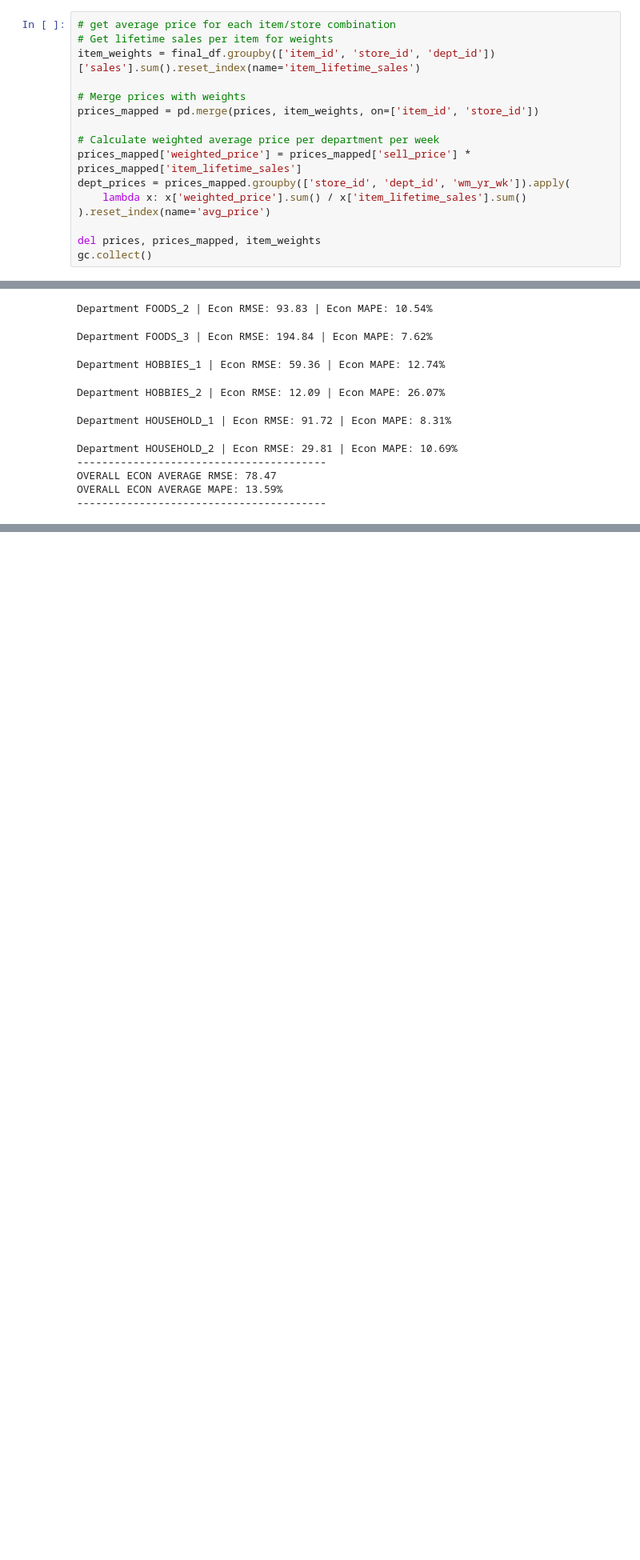
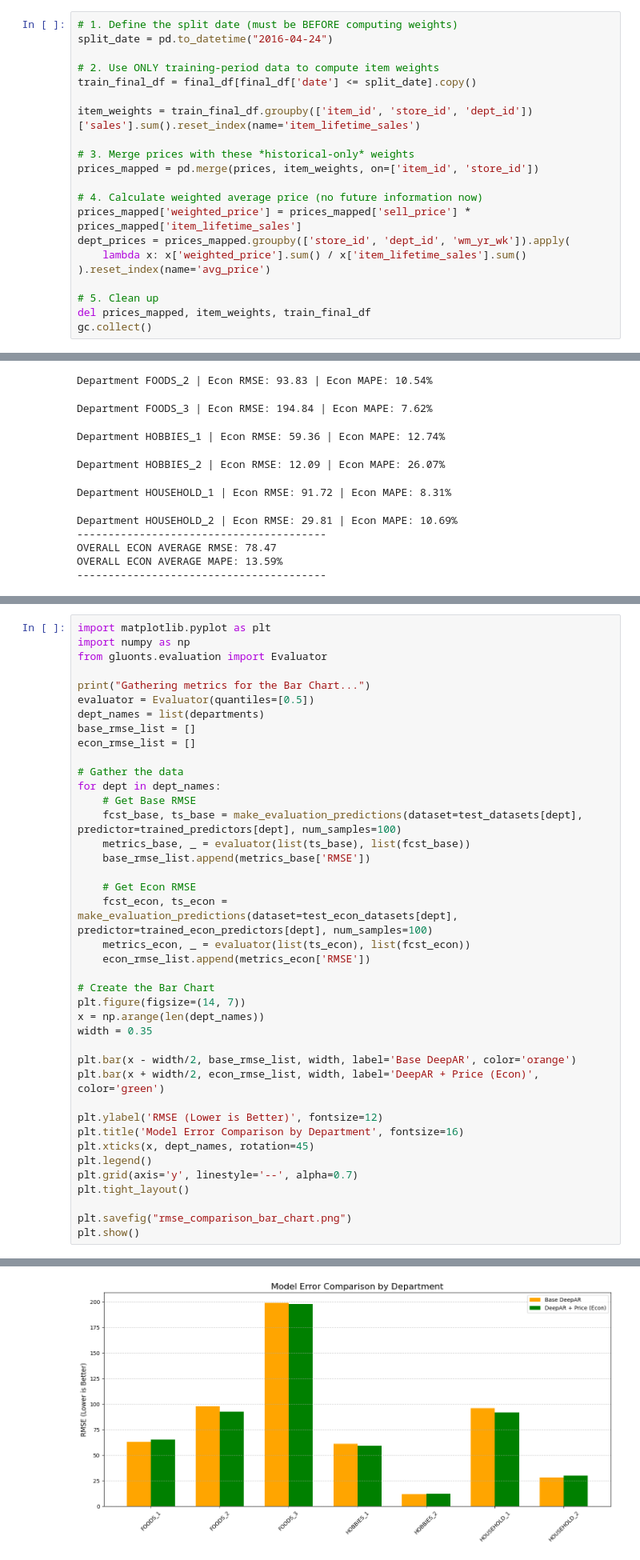
Before and after one commit to connie4-beep/Walmart-Sales-Forecasting-DeepAR, a Jupyter notebook: walmart_forcasting_model.ipynb, the cells around one changed output, grey strips where cells are left out. Shown at 80% size. Drawn from its saved outputs; the diff is of its cells as text; blank space fills up the shorter version.

Commit message:
fixed DeepAR data processing problem and merged with my teammates models

```diff
--- a/walmart_forcasting_model.ipynb
+++ b/walmart_forcasting_model.ipynb
@@ -88,20 +88,25 @@ gc.collect()
 # %% [output]
 0
 # %%
-# get average price for each item/store combination
-# Get lifetime sales per item for weights
-item_weights = final_df.groupby(['item_id', 'store_id', 'dept_id'])['sales'].sum().reset_index(name='item_lifetime_sales')
+# 1. Define the split date (must be BEFORE computing weights)
+split_date = pd.to_datetime("2016-04-24")
 
-# Merge prices with weights
+# 2. Use ONLY training-period data to compute item weights
+train_final_df = final_df[final_df['date'] <= split_date].copy()
+
+item_weights = train_final_df.groupby(['item_id', 'store_id', 'dept_id'])['sales'].sum().reset_index(name='item_lifetime_sales')
+
+# 3. Merge prices with these *historical-only* weights
 prices_mapped = pd.merge(prices, item_weights, on=['item_id', 'store_id'])
 
-# Calculate weighted average price per department per week
+# 4. Calculate weighted average price (no future information now)
 prices_mapped['weighted_price'] = prices_mapped['sell_price'] * prices_mapped['item_lifetime_sales']
 dept_prices = prices_mapped.groupby(['store_id', 'dept_id', 'wm_yr_wk']).apply(
     lambda x: x['weighted_price'].sum() / x['item_lifetime_sales'].sum()
 ).reset_index(name='avg_price')
 
-del prices, prices_mapped, item_weights
+# 5. Clean up
+del prices_mapped, item_weights, train_final_df
 gc.collect()
 # %% [output]
 0
@@ -815,0 +821,41 @@ Generating plot for FOODS_1...
+# %%
+import matplotlib.pyplot as plt
+import numpy as np
+from gluonts.evaluation import Evaluator
+
+print("Gathering metrics for the Bar Chart...")
+evaluator = Evaluator(quantiles=[0.5])
+dept_names = list(departments)
+base_rmse_list = []
+econ_rmse_list = []
+
+# Gather the data
+for dept in dept_names:
+    # Get Base RMSE
+    fcst_base, ts_base = make_evaluation_predictions(dataset=test_datasets[dept], predictor=trained_predictors[dept], num_samples=100)
+    metrics_base, _ = evaluator(list(ts_base), list(fcst_base))
+    base_rmse_list.append(metrics_base['RMSE'])
+
+    # Get Econ RMSE
+    fcst_econ, ts_econ = make_evaluation_predictions(dataset=test_econ_datasets[dept], predictor=trained_econ_predictors[dept], num_samples=100)
+    metrics_econ, _ = evaluator(list(ts_econ), list(fcst_econ))
+    econ_rmse_list.append(metrics_econ['RMSE'])
+
+# Create the Bar Chart
+plt.figure(figsize=(14, 7))
+x = np.arange(len(dept_names))
+width = 0.35
+
+plt.bar(x - width/2, base_rmse_list, width, label='Base DeepAR', color='orange')
+plt.bar(x + width/2, econ_rmse_list, width, label='DeepAR + Price (Econ)', color='green')
+
+plt.ylabel('RMSE (Lower is Better)', fontsize=12)
+plt.title('Model Error Comparison by Department', fontsize=16)
+plt.xticks(x, dept_names, rotation=45)
+plt.legend()
+plt.grid(axis='y', linestyle='--', alpha=0.7)
+plt.tight_layout()
+
+plt.savefig("rmse_comparison_bar_chart.png")
+plt.show()
+# %% [output]
@@ -815,0 +863 @@ Generating plot for FOODS_1...
+[figure, added]
```
Also changed, not shown: parts of 12 cells of this notebook, 9 other files.
